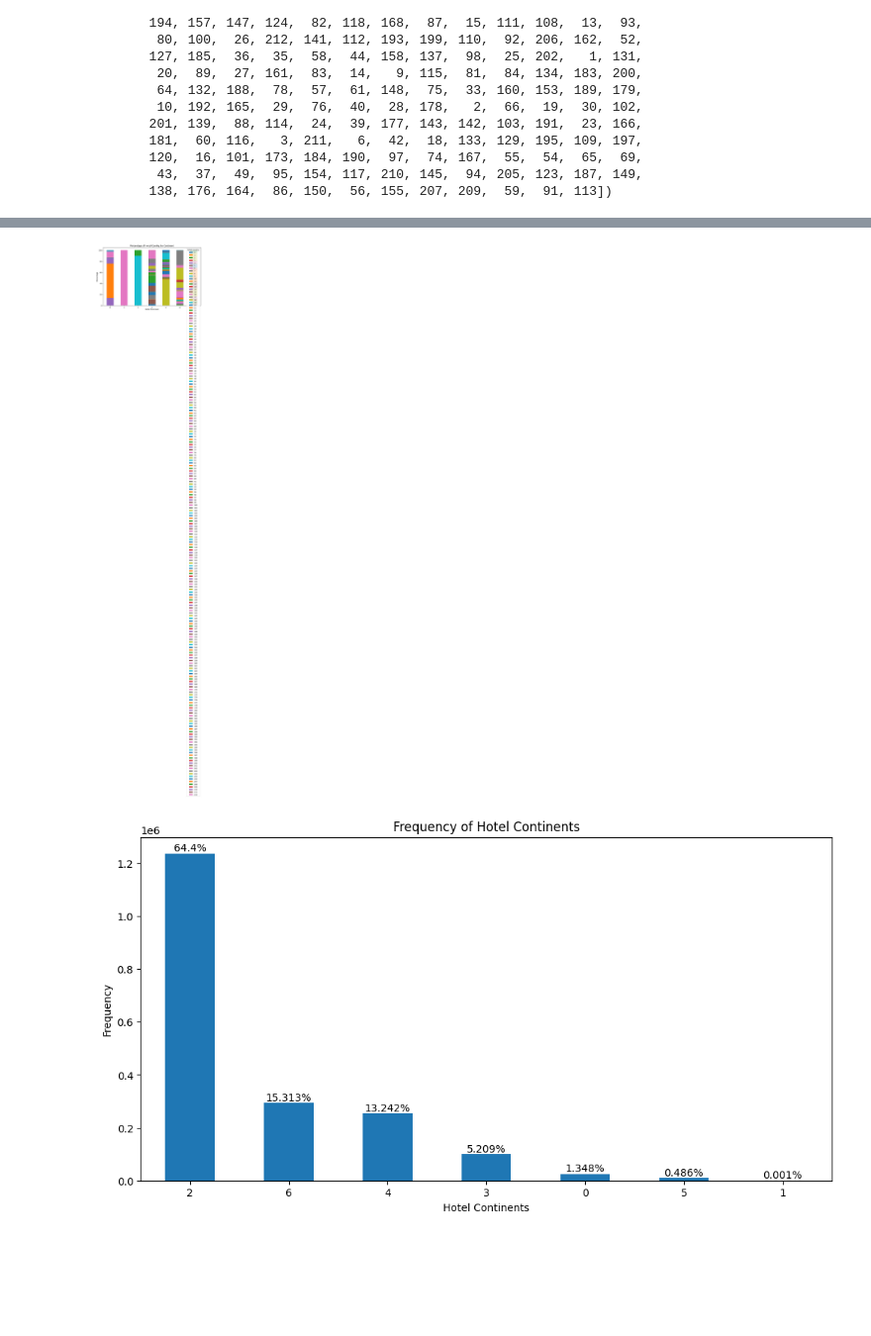
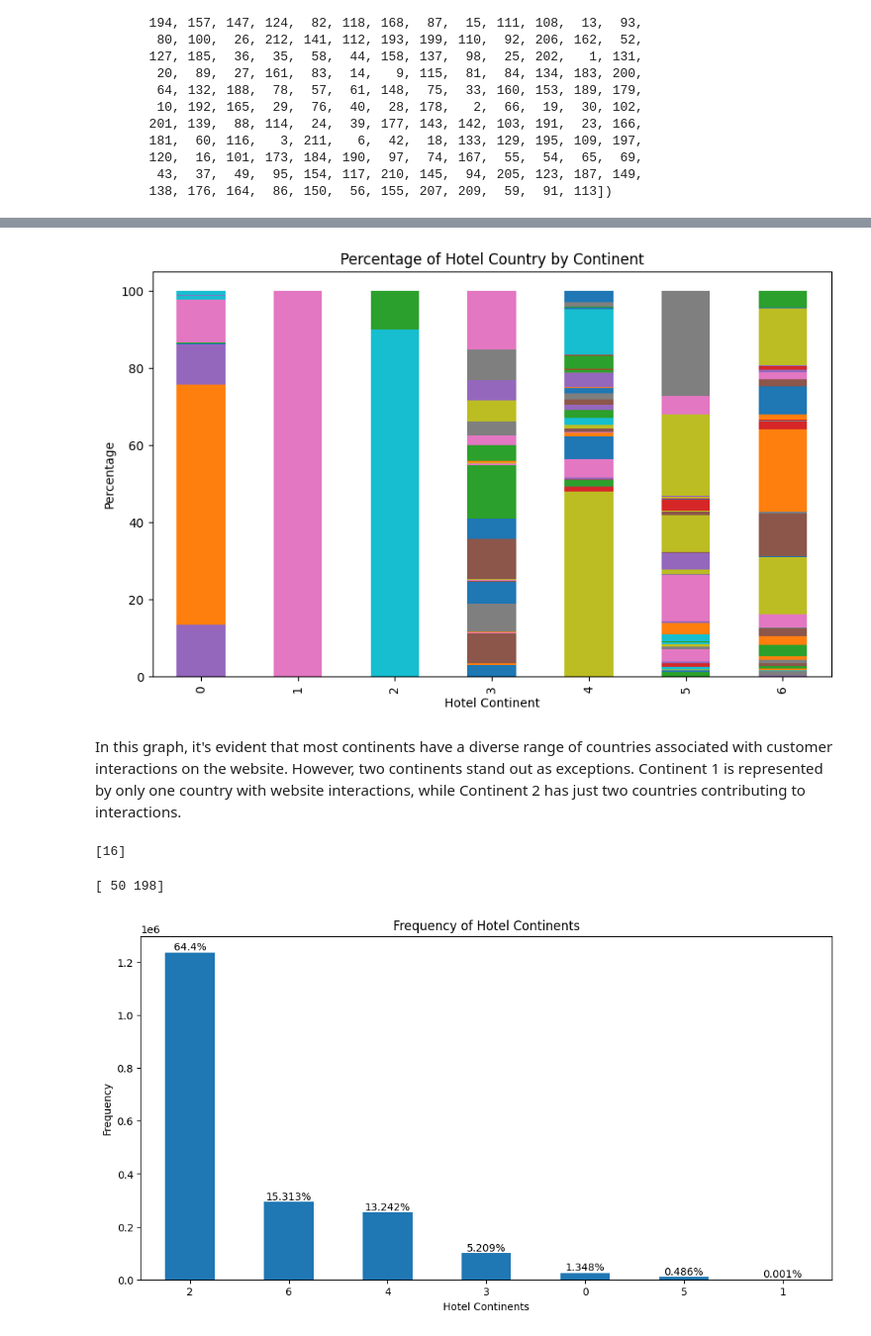
Before and after one commit to laisamorimm/Expedia_Hotel_Recommendation, a Jupyter notebook: Notebooks/Capstone.ipynb, the cells around one changed output, grey strips where cells are left out. Shown at 99% size. Cells and saved outputs as stored; diff of their text form; code cells hidden in the pictures; blank space fills up the shorter version.

```diff
--- a/Notebooks/Capstone.ipynb
+++ b/Notebooks/Capstone.ipynb
@@ -1378,24 +1515,42 @@ plt.show()
 # %%
 # Group the data by 'hotel_continent' and 'hotel_country' and count the occurrences
 grouped_data = hotel_clean.groupby(['hotel_continent', 'hotel_country']).size().unstack(fill_value=0)
 
 # Calculate the total count for each 'posa_continent'
 total_counts = grouped_data.sum(axis=1)
 
 # Calculate the percentage for each 'site_name'
 percentage_data = grouped_data.divide(total_counts, axis=0) * 100
 
 # Create a stacked bar plot with percentages
 percentage_data.plot(kind='bar', stacked=True, figsize=(10, 6))
 
 # Customize the plot with labels and titles
 plt.xlabel('Hotel Continent')
 plt.ylabel('Percentage')
 plt.title('Percentage of Hotel Country by Continent')
 
-# Show the plot
-plt.legend(title='Hotel Country', loc='upper right')
+# Show the plot without the legend
+plt.legend().set_visible(False)
 plt.show()
 # %% [output]
-[figure, old version]
+[figure, new version]
+# %% [markdown]
+In this graph, it's evident that most continents have a diverse range of countries associated with customer interactions on the website. However, two continents stand out as exceptions. Continent 1 is represented by only one country with website interactions, while Continent 2 has just two countries contributing to interactions.
+# %%
+# Check the number of unique `hotel_country` in the `hotel_continent`
+filtered_data = hotel_clean[hotel_clean['hotel_continent'] == 1]
+
+# Print the filtered data
+print(filtered_data['hotel_country'].unique())
+# %% [output]
+[16]
+# %%
+# Check the number of unique `hotel_country` in the `hotel_continent`
+filtered_data = hotel_clean[hotel_clean['hotel_continent'] == 2]
+
+# Print the filtered data
+print(filtered_data['hotel_country'].unique())
+# %% [output]
+[ 50 198]
 # %%
```
Also changed, not shown: parts of 129 cells of this notebook.
